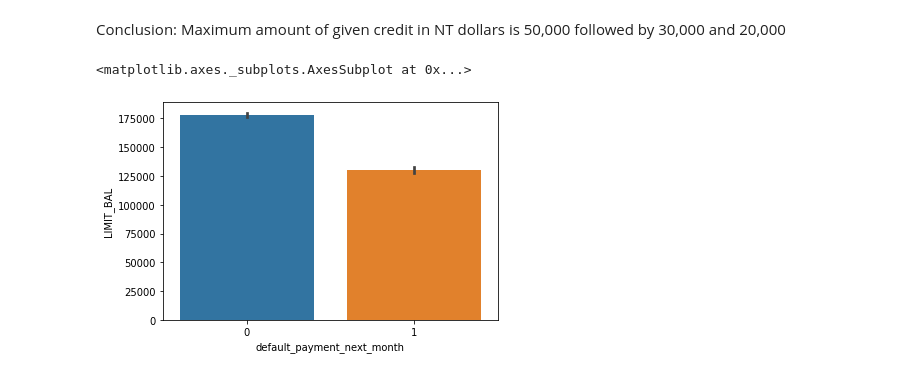
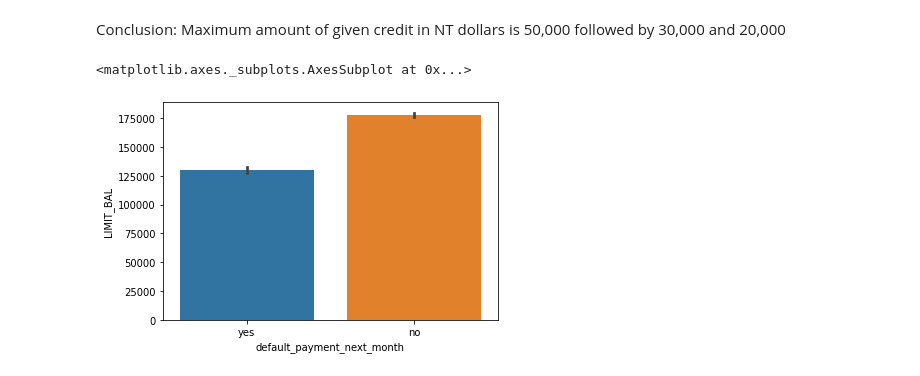
Before and after one commit to mmishra1092/Credit-Card-Default-Prediction, a Jupyter notebook: MAYANK_MISHRA_Credit_Card_Default_Prediction_Capstone_Project.ipynb, the cells around one changed output. Cells and saved outputs as stored; diff of their text form; code cells hidden in the pictures.

```diff
--- a/MAYANK_MISHRA_Credit_Card_Default_Prediction_Capstone_Project.ipynb
+++ b/MAYANK_MISHRA_Credit_Card_Default_Prediction_Capstone_Project.ipynb
@@ -232,5 +236,8 @@ default payment next month: Analysis of dependent variable.
 # %%
 # Change the name of target variable
 credit_data_df.rename(columns={'default payment next month':'default_payment_next_month'},inplace=True)
+# %%
+# Replace target variable observation
+default_payment =credit_data_df.replace({'default_payment_next_month': {0 : 'no', 1 : 'yes'}})
 # %%
 # Number of target variable
@@ -405,7 +414,7 @@ sns.distplot(credit_data_df['LIMIT_BAL'], kde = True)
 Conclusion: Maximum amount of given credit in NT dollars is 50,000 followed by 30,000 and 20,000
 # %%
 # View the data distribution with respect to target variable
-sns.barplot(x = 'default_payment_next_month', y = 'LIMIT_BAL', data = credit_data_df)
+sns.barplot(x = 'default_payment_next_month', y = 'LIMIT_BAL', data = default_payment)
 # %% [output]
 <matplotlib.axes._subplots.AxesSubplot at 0x...>
-[figure, old version]
+[figure, new version]
```
Also changed, not shown: parts of 25 cells of this notebook.
